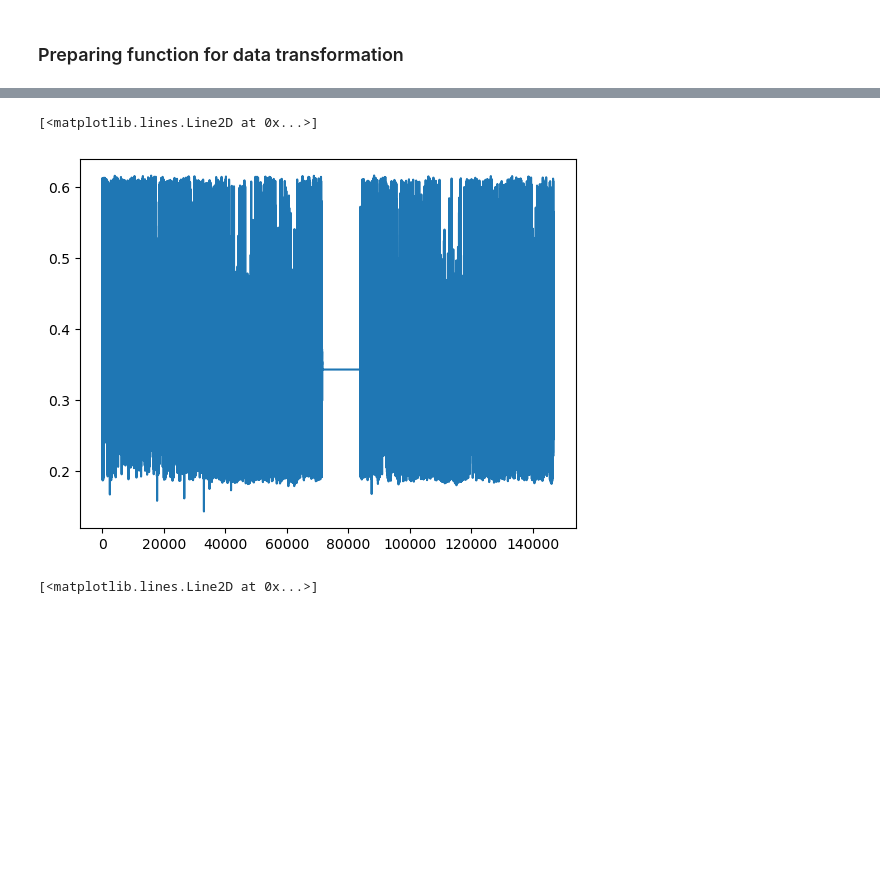
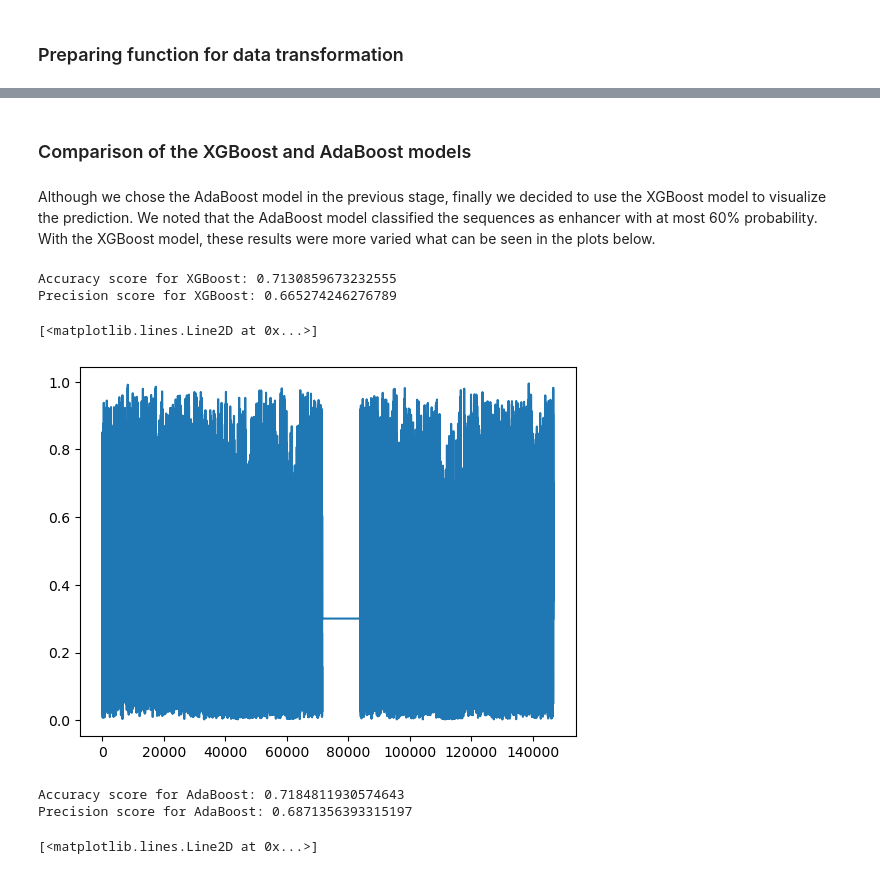
Before and after one commit to malwina0/2023L-WB, a Jupyter notebook: data_preparation.ipynb, the cells around one changed output, grey strips where cells are left out. Cells and saved outputs as stored; diff of their text form; code cells hidden in the pictures; blank space fills up the shorter version.

Commit message:
Changed the model to visualization data

```diff
--- a/data_preparation.ipynb
+++ b/data_preparation.ipynb
@@ -108,3 +101,0 @@ AdaBoostClassifier(base_estimator=DecisionTreeClassifier(max_depth=3,
-# %%
-model_rf = RandomForestClassifier(n_estimators=300,max_depth=3)
-model_rf.fit(X_train, y_train)
@@ -112,0 +102,3 @@ RandomForestClassifier(max_depth=3, n_estimators=300)
+# %%
+model = XGBClassifier()
+model.fit(X_train, y_train)
@@ -138,6 +148,7 @@ def replace_with_mean(x):
     return x
 # %%
 def count_prediction(model, sequence, unique_kmers, k):
+    unique_kmers_str = [str(mer) for mer in unique_kmers]
     prob = []
     l = len(sequence)
     p = l // 1700
@@ -158,8 +169,9 @@ def count_prediction(model, sequence, unique_kmers, k):
                 else:
                     count = seq.count_overlap(kmer) + seq.count_overlap(kmer_rc)
                 frequency.append(count / kmers_in_seq)
-            ff = [frequency]
-            prob.append(model.predict_proba(ff)[0,1])
+            data = pd.DataFrame(frequency).T
+            data.columns = unique_kmers_str
+            prob.append(model.predict_proba(data)[0,1])
         else :
             prob.append(-1)
     prob = replace_with_mean(prob)
@@ -172,9 +180,28 @@ Despite of the fact the AdaBoost model has a little bit better scores (both accu
-# %%
-from matplotlib import pyplot as plt
-plt.plot(prob1)
-# %% [output]
-[<matplotlib.lines.Line2D at 0x...>]
-[figure, removed]
+# %% [markdown]
+### Comparison of the XGBoost and AdaBoost models
+# %% [markdown]
+Although we chose the AdaBoost model in the previous stage, finally we decided to use the XGBoost model to visualize the prediction. We noted that the AdaBoost model classified the sequences as enhancer with at most 60% probability. With the XGBoost model, these results were more varied what can be seen in the plots below.
+# %%
+print(f"Accuracy score for XGBoost: {accuracy_score(y_test, model.predict(X_test))}")
+print(f"Precision score for XGBoost: {precision_score(y_test, model.predict(X_test), average='binary')}")
+# %% [output]
+Accuracy score for XGBoost: 0.7130859673232555
+Precision score for XGBoost: 0.665274246276789
+# %%
+bb = df_fasta.loc['chr1', 'sequence']
+pp = count_prediction(model, bb, unique_kmers, 4)
+# %%
+from matplotlib import pyplot as plt
+plt.plot(pp)
+# %% [output]
+[<matplotlib.lines.Line2D at 0x...>]
+[figure, added]
+# %%
+print(f"Accuracy score for AdaBoost: {accuracy_score(y_test, model_abc.predict(X_test))}")
+print(f"Precision score for AdaBoost: {precision_score(y_test, model_abc.predict(X_test), average='binary')}")
+# %% [output]
+Accuracy score for AdaBoost: 0.7184811930574643
+Precision score for AdaBoost: 0.6871356393315197
 # %%
 import warnings
 warnings.filterwarnings('ignore')
```
Also changed, not shown: parts of 11 cells of this notebook.
